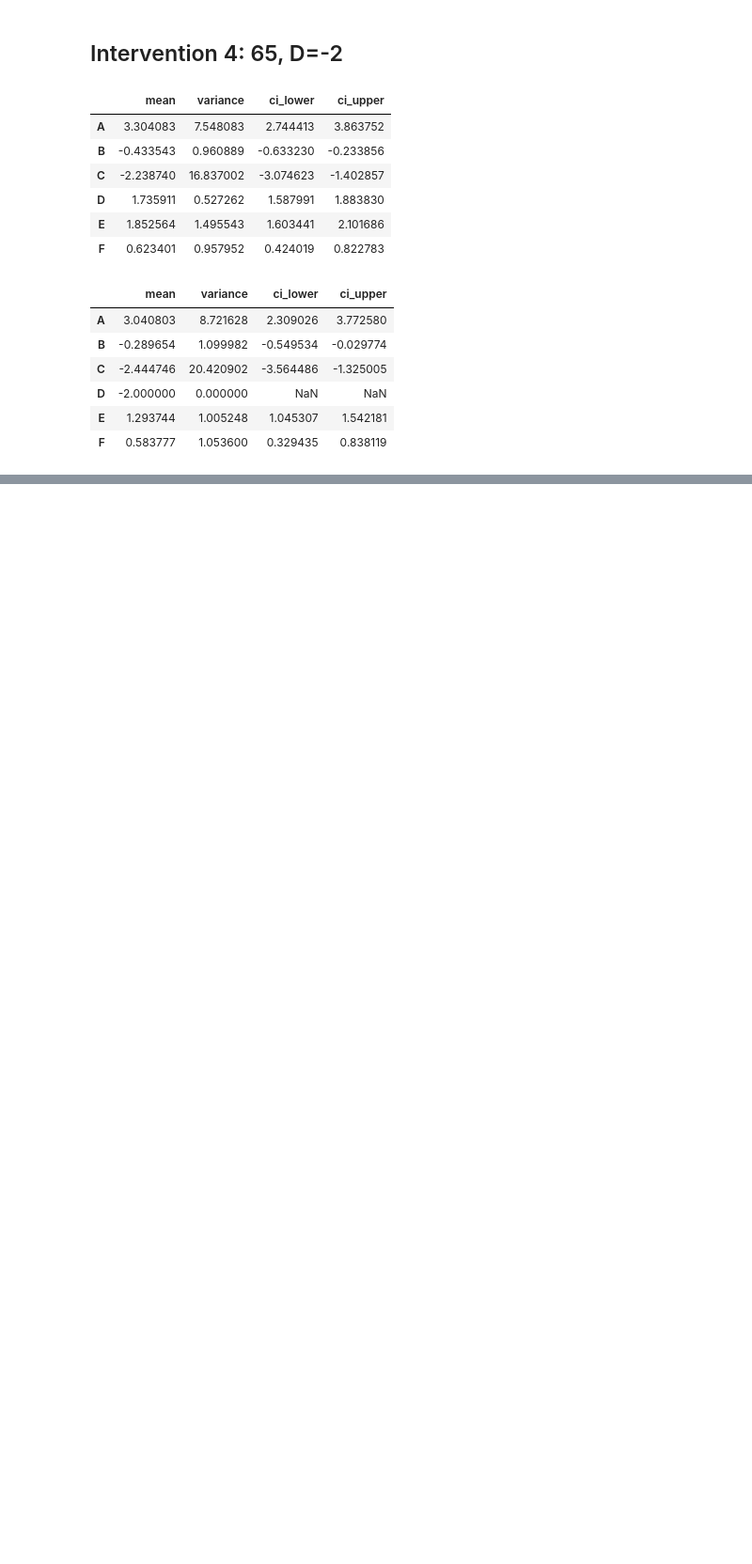
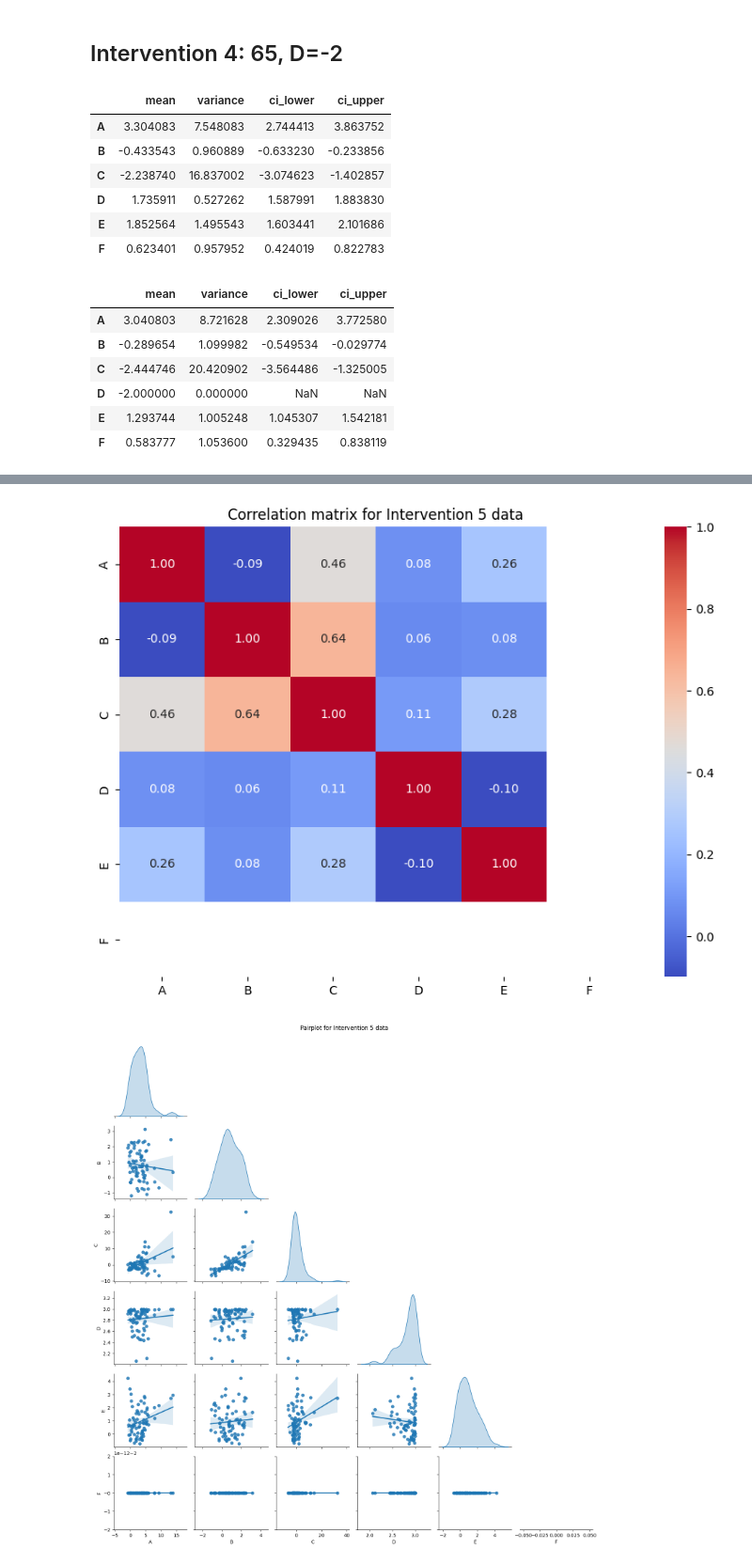
Before and after one commit to claralb2002/Active-Machine-Learning-Assignments, a Jupyter notebook: miniproject3/experiment.ipynb, the cells around one changed output, grey strips where cells are left out. Shown at 94% size. Drawn from its saved outputs; the diff is of its cells as text; code cells hidden in the pictures; blank space fills up the shorter version.

Commit message:
Adds intervention 5 data analysis

```diff
--- a/miniproject3/experiment.ipynb
+++ b/miniproject3/experiment.ipynb
@@ -334,0 +356,2 @@ plotCorrelation(intervention4, title='Intervention 4 data')
+# %%
+intervention5 = read('data_1969.csv')
@@ -334,0 +378,5 @@ plotCorrelation(intervention4, title='Intervention 4 data')
+# %%
+plotCorrelation(intervention5, title='Intervention 5 data')
+# %% [output]
+[figure, added]
+[figure, added]
```
Also changed, not shown: parts of 7 cells of this notebook.
